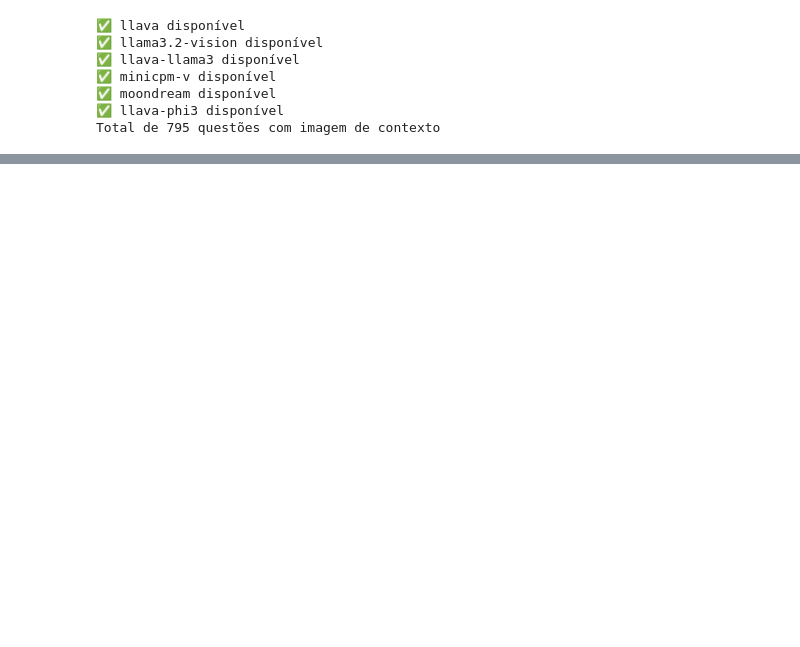
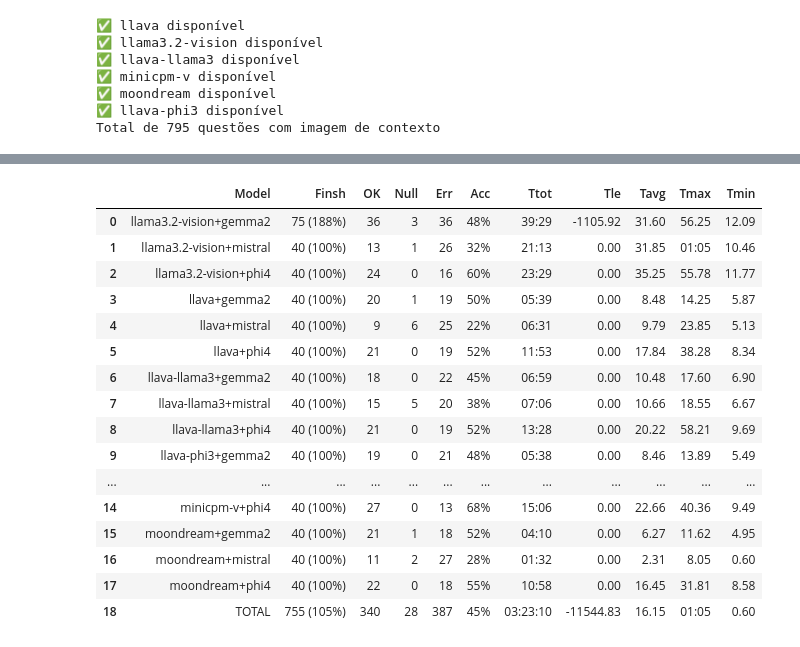
Before and after one commit to rubdelima/estuda-ia, a Jupyter notebook: 01-Predict.ipynb, the cells around one changed output, grey strips where cells are left out. Cells and saved outputs as stored; diff of their text form; code cells hidden in the pictures; blank space fills up the shorter version.

```diff
--- a/01-Predict.ipynb
+++ b/01-Predict.ipynb
@@ -70,0 +81,41 @@ KeyboardInterrupt:
+# %%
+from ollama_help.runner import test_ollama_multi_models
+import random
+
+best_text_models = ["mistral", "gemma2", "phi4"]
+random.seed(42)
+
+# Coletando 25 Questões aleatórias de cada uma das disciplinas
+example_context_questions = (
+    list(random.sample(list(filter(lambda x : x["discipline"] == "ciencias-humanas", context_questions)), 25))[:10] +
+    list(random.sample(list(filter(lambda x : x["discipline"] == "ciencias-natureza", context_questions)),25))[:10] +
+    list(random.sample(list(filter(lambda x : x["discipline"] == "linguagens", context_questions)),25))[:10] +
+    list(random.sample(list(filter(lambda x : x["discipline"] == "matematica", context_questions)),25))[:10]
+)
+
+test_ollama_multi_models(
+    text_models = sorted(best_text_models),
+    vision_models = sorted(visions_models),
+    questions= example_context_questions,
+    predict_file ="./predict_data/multi_models_context_prediction.json",
+)
+
+test_table("./predict_data/multi_models_context_prediction.json", len(example_context_questions))
+# %% [output]
+|  | Model | Finsh | OK | Null | Err | Acc | Ttot | Tle | Tavg | Tmax | Tmin |
+| 0 | llama3.2-vision+gemma2 | 75 (188%) | 36 | 3 | 36 | 48% | 39:29 | -1105.92 | 31.60 | 56.25 | 12.09 |
+| 1 | llama3.2-vision+mistral | 40 (100%) | 13 | 1 | 26 | 32% | 21:13 | 0.00 | 31.85 | 01:05 | 10.46 |
+| 2 | llama3.2-vision+phi4 | 40 (100%) | 24 | 0 | 16 | 60% | 23:29 | 0.00 | 35.25 | 55.78 | 11.77 |
+| 3 | llava+gemma2 | 40 (100%) | 20 | 1 | 19 | 50% | 05:39 | 0.00 | 8.48 | 14.25 | 5.87 |
+| 4 | llava+mistral | 40 (100%) | 9 | 6 | 25 | 22% | 06:31 | 0.00 | 9.79 | 23.85 | 5.13 |
+| 5 | llava+phi4 | 40 (100%) | 21 | 0 | 19 | 52% | 11:53 | 0.00 | 17.84 | 38.28 | 8.34 |
+| 6 | llava-llama3+gemma2 | 40 (100%) | 18 | 0 | 22 | 45% | 06:59 | 0.00 | 10.48 | 17.60 | 6.90 |
+| 7 | llava-llama3+mistral | 40 (100%) | 15 | 5 | 20 | 38% | 07:06 | 0.00 | 10.66 | 18.55 | 6.67 |
+| 8 | llava-llama3+phi4 | 40 (100%) | 21 | 0 | 19 | 52% | 13:28 | 0.00 | 20.22 | 58.21 | 9.69 |
+| 9 | llava-phi3+gemma2 | 40 (100%) | 19 | 0 | 21 | 48% | 05:38 | 0.00 | 8.46 | 13.89 | 5.49 |
+| ... | ... | ... | ... | ... | ... | ... | ... | ... | ... | ... | ... |
+| 14 | minicpm-v+phi4 | 40 (100%) | 27 | 0 | 13 | 68% | 15:06 | 0.00 | 22.66 | 40.36 | 9.49 |
+| 15 | moondream+gemma2 | 40 (100%) | 21 | 1 | 18 | 52% | 04:10 | 0.00 | 6.27 | 11.62 | 4.95 |
+| 16 | moondream+mistral | 40 (100%) | 11 | 2 | 27 | 28% | 01:32 | 0.00 | 2.31 | 8.05 | 0.60 |
+| 17 | moondream+phi4 | 40 (100%) | 22 | 0 | 18 | 55% | 10:58 | 0.00 | 16.45 | 31.81 | 8.58 |
+| 18 | TOTAL | 755 (105%) | 340 | 28 | 387 | 45% | 03:23:10 | -11544.83 | 16.15 | 01:05 | 0.60 |
```
Also changed, not shown: parts of 5 cells of this notebook, 7 other files.
